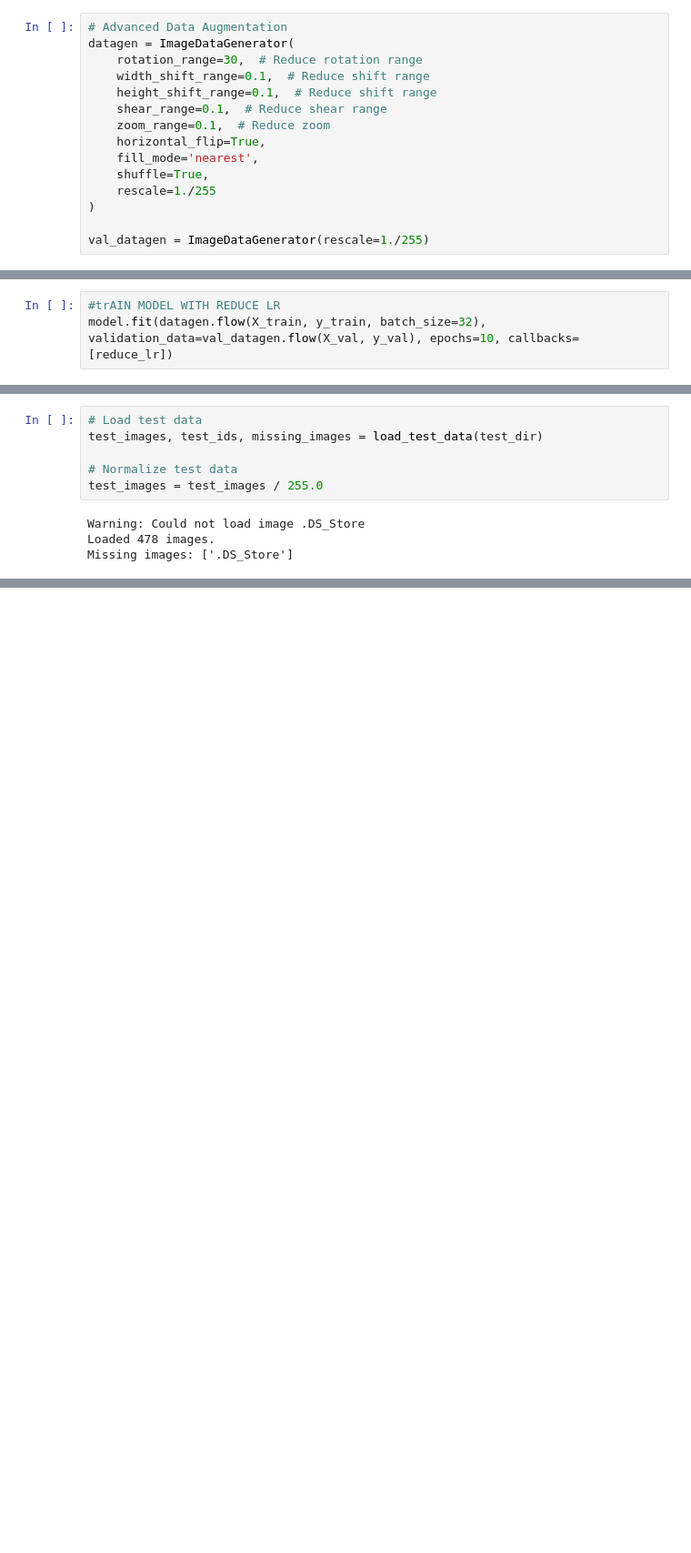
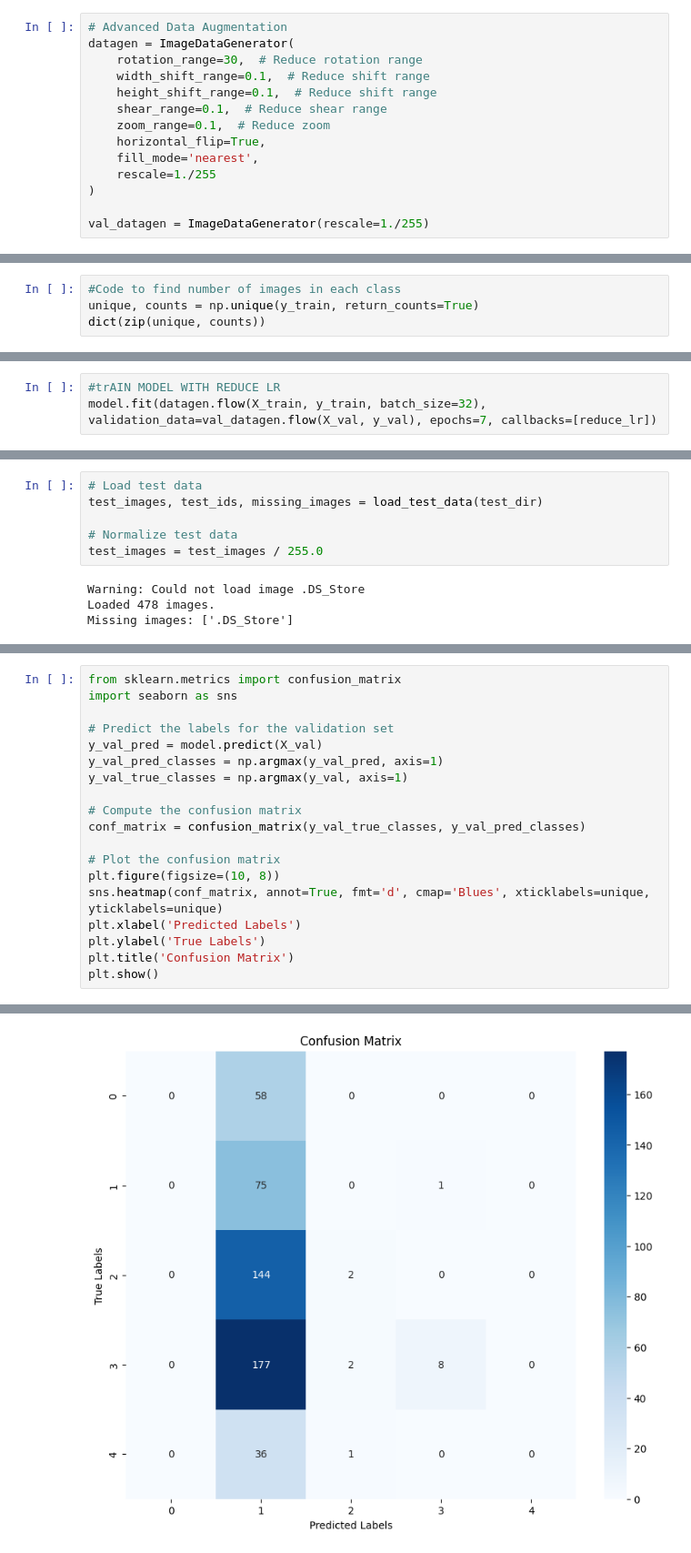
Before and after one commit to theriverroars/Building-safety-ML, a Jupyter notebook: building_classification_exp.ipynb, the cells around one changed output, grey strips where cells are left out. Shown at 91% size. Saved outputs shown, nothing was run; the diff lists cells and outputs as text; blank space fills up the shorter version.

```diff
--- a/building_classification_exp.ipynb
+++ b/building_classification_exp.ipynb
@@ -82,7 +82,6 @@ datagen = ImageDataGenerator(
     zoom_range=0.1,  # Reduce zoom
     horizontal_flip=True,
     fill_mode='nearest',
-    shuffle=True,
     rescale=1./255
 )
 
@@ -94,0 +131,4 @@ X_train, X_val, y_train, y_val = train_test_split(images, labels, test_size=0.2,
+# %%
+#Code to find number of images in each class
+unique, counts = np.unique(y_train, return_counts=True)
+dict(zip(unique, counts))
@@ -263,5 +420,5 @@ model = Model(inputs=resnet_model.input, outputs=Dense(5, activation='softmax')(
 model.compile(optimizer=Adam(), loss='categorical_crossentropy', metrics=['accuracy'])
 # %%
 #trAIN MODEL WITH REDUCE LR
-model.fit(datagen.flow(X_train, y_train, batch_size=32), validation_data=val_datagen.flow(X_val, y_val), epochs=10, callbacks=[reduce_lr])
+model.fit(datagen.flow(X_train, y_train, batch_size=32), validation_data=val_datagen.flow(X_val, y_val), epochs=7, callbacks=[reduce_lr])
 # %% [output]
@@ -319,0 +514,20 @@ Expected 479 images, but loaded 478. Adding placeholder rows for missing images.
+# %%
+from sklearn.metrics import confusion_matrix
+import seaborn as sns
+
+# Predict the labels for the validation set
+y_val_pred = model.predict(X_val)
+y_val_pred_classes = np.argmax(y_val_pred, axis=1)
+y_val_true_classes = np.argmax(y_val, axis=1)
+
+# Compute the confusion matrix
+conf_matrix = confusion_matrix(y_val_true_classes, y_val_pred_classes)
+
+# Plot the confusion matrix
+plt.figure(figsize=(10, 8))
+sns.heatmap(conf_matrix, annot=True, fmt='d', cmap='Blues', xticklabels=unique, yticklabels=unique)
+plt.xlabel('Predicted Labels')
+plt.ylabel('True Labels')
+plt.title('Confusion Matrix')
+plt.show()
+# %% [output]
@@ -320,3 +535,4 @@ Expected 479 images, but loaded 478. Adding placeholder rows for missing images.
+[figure, added]
 # %%
 # Step 8: Create Submission File
 submission = pd.DataFrame({
```
Also changed, not shown: parts of 30 cells of this notebook, 4 other files.
